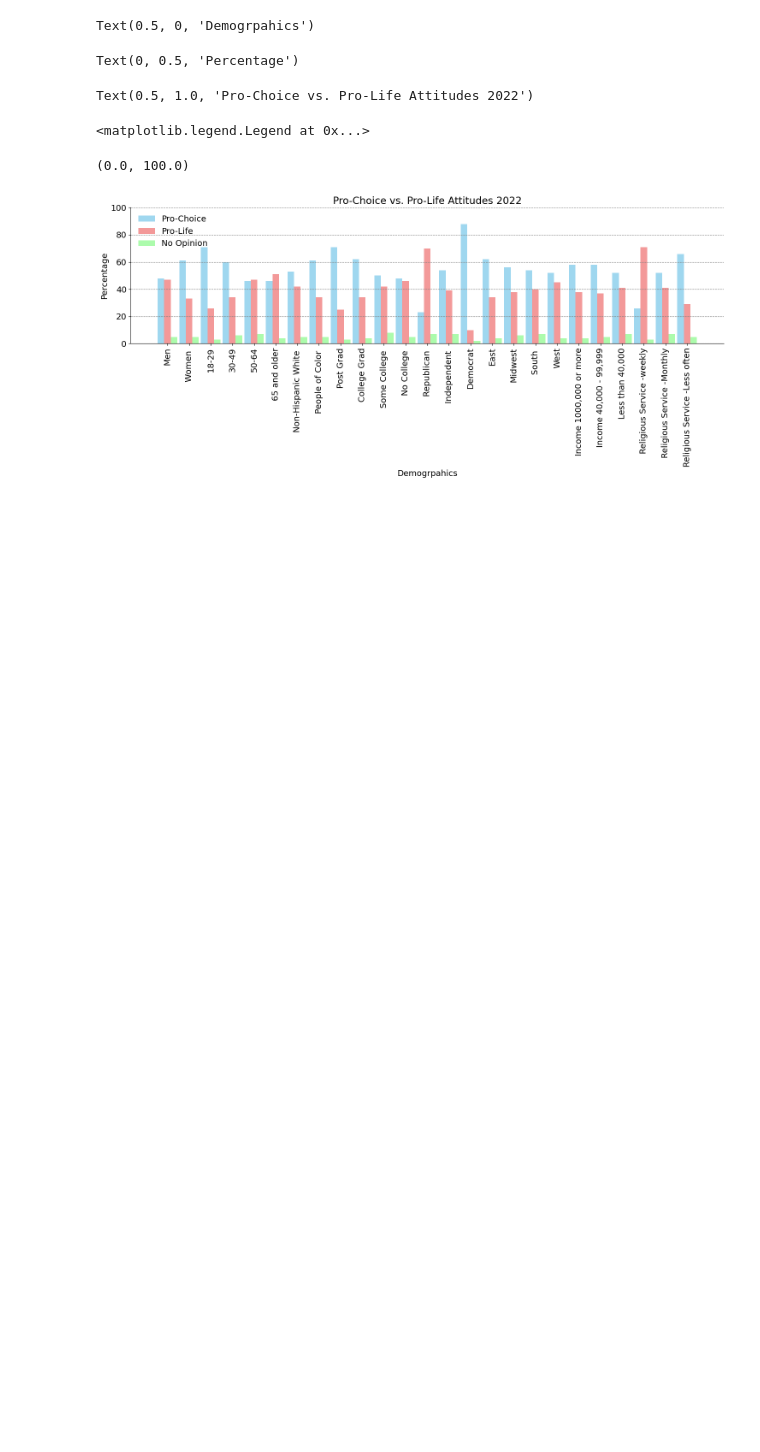
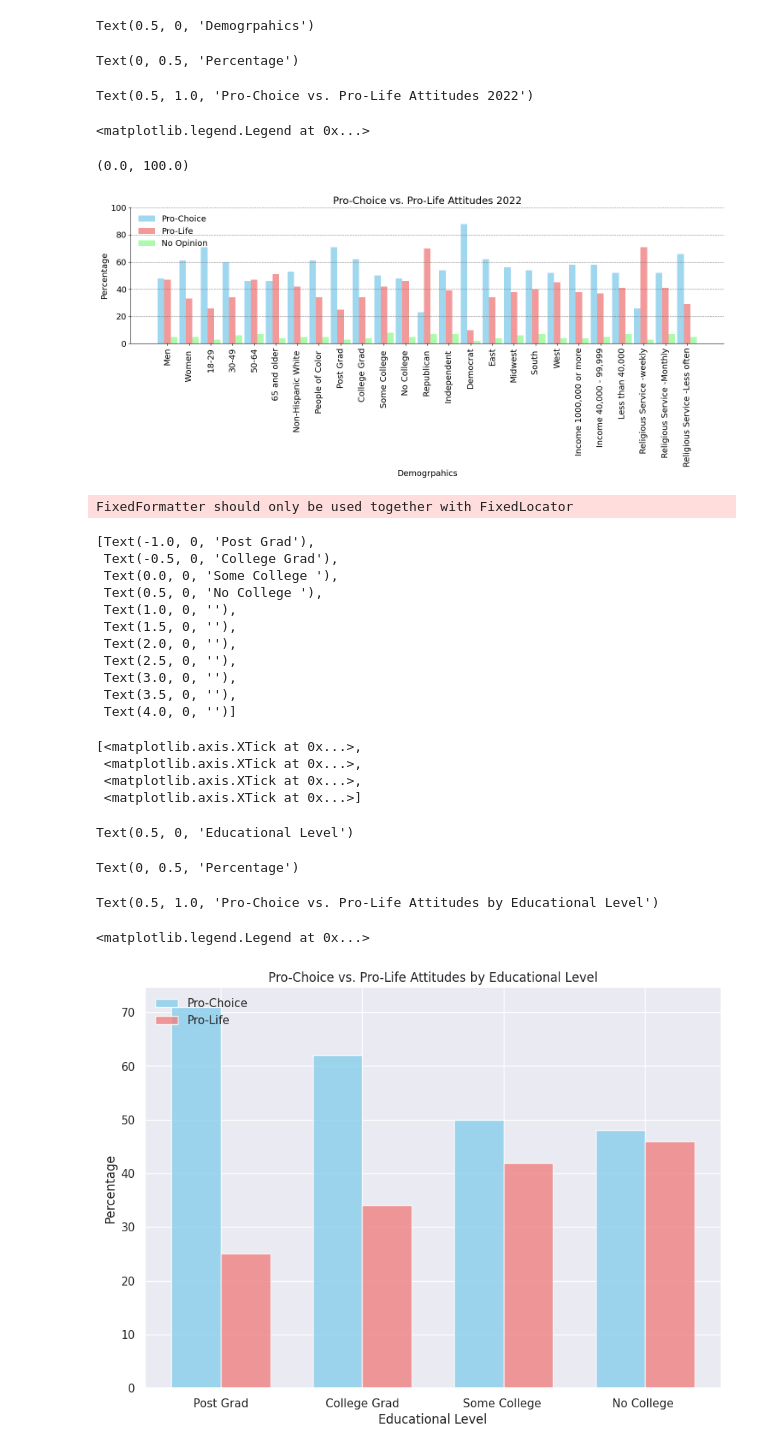
Before and after one commit to Mmarlo5/psychic-doodle, a Jupyter notebook: Copy_of_Problem_Set_5.ipynb, the cells around one changed output. Saved outputs shown, nothing was run; the diff lists cells and outputs as text; code cells hidden in the pictures; blank space fills up the shorter version.

```diff
--- a/Copy_of_Problem_Set_5.ipynb
+++ b/Copy_of_Problem_Set_5.ipynb
@@ -694,3 +815,57 @@ Text(0.5, 1.0, 'Pro-Choice vs. Pro-Life Attitudes 2022')
 <matplotlib.legend.Legend at 0x...>
 (0.0, 100.0)
 [figure]
+# %%
+# Grouped bar chart of Pro-Choice and Pro-Life attitudes by educational level
+
+# Load data
+abortionDemographics = pd.read_csv("https://raw.githubusercontent.com/Mmarlo5/psychic-doodle/main/Abortion%20Data.csv")
+
+# Subset data to only include Pro-Choice and Pro-Life columns
+edu_levels = ["Post Grad", "College Grad", "Some College ", "No College "]
+edu_df = abortionDemographics[abortionDemographics["Demogrpahics"].isin(edu_levels)][["Demogrpahics", "Pro-Choice", "Pro-Life"]]
+
+# Create bar chart
+fig, ax = plt.subplots(figsize=(10, 7))
+bar_width = 0.35
+opacity = 0.8
+
+bar1 = ax.bar([i - bar_width/2 for i in range(len(edu_df))], edu_df["Pro-Choice"], bar_width, alpha=opacity, color='skyblue', label='Pro-Choice')
+bar2 = ax.bar([i + bar_width/2 for i in range(len(edu_df))], edu_df["Pro-Life"], bar_width, alpha=opacity, color='lightcoral', label='Pro-Life')
+
+# Set axis labels and title
+ax.set_xticklabels(edu_df["Demogrpahics"], rotation=0)
+ax.set_xticks(range(len(edu_df)))
+ax.set_xlabel("Educational Level")
+ax.set_ylabel("Percentage")
+ax.set_title("Pro-Choice vs. Pro-Life Attitudes by Educational Level")
+
+# Add legend and remove top and right spines
+ax.legend(loc='upper left', frameon=False)
+ax.spines['right'].set_visible(False)
+ax.spines['top'].set_visible(False)
+
+# Show plot
+plt.show()
+# %% [output]
+FixedFormatter should only be used together with FixedLocator
+[Text(-1.0, 0, 'Post Grad'),
+ Text(-0.5, 0, 'College Grad'),
+ Text(0.0, 0, 'Some College '),
+ Text(0.5, 0, 'No College '),
+ Text(1.0, 0, ''),
+ Text(1.5, 0, ''),
+ Text(2.0, 0, ''),
+ Text(2.5, 0, ''),
+ Text(3.0, 0, ''),
+ Text(3.5, 0, ''),
+ Text(4.0, 0, '')]
+[<matplotlib.axis.XTick at 0x...>,
+ <matplotlib.axis.XTick at 0x...>,
+ <matplotlib.axis.XTick at 0x...>,
+ <matplotlib.axis.XTick at 0x...>]
+Text(0.5, 0, 'Educational Level')
+Text(0, 0.5, 'Percentage')
+Text(0.5, 1.0, 'Pro-Choice vs. Pro-Life Attitudes by Educational Level')
+<matplotlib.legend.Legend at 0x...>
+[figure, added]
```
Also changed, not shown: parts of 16 cells of this notebook.
